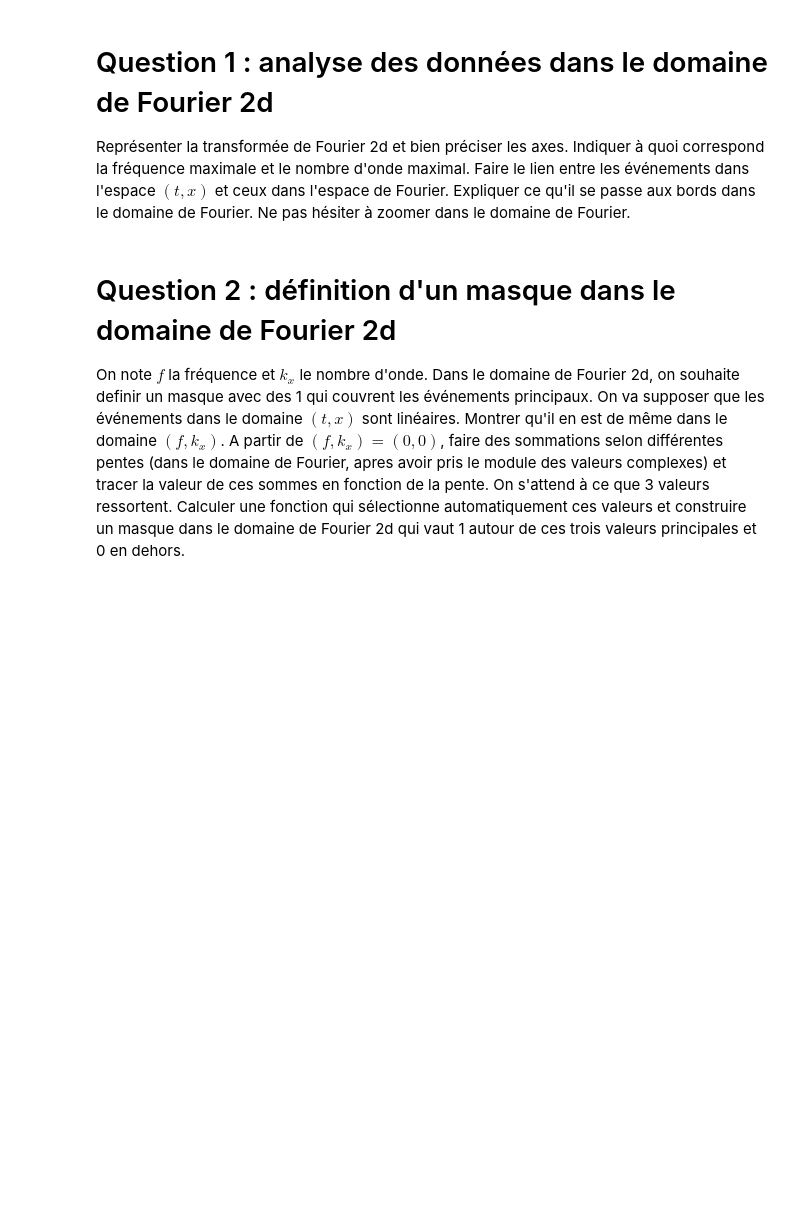
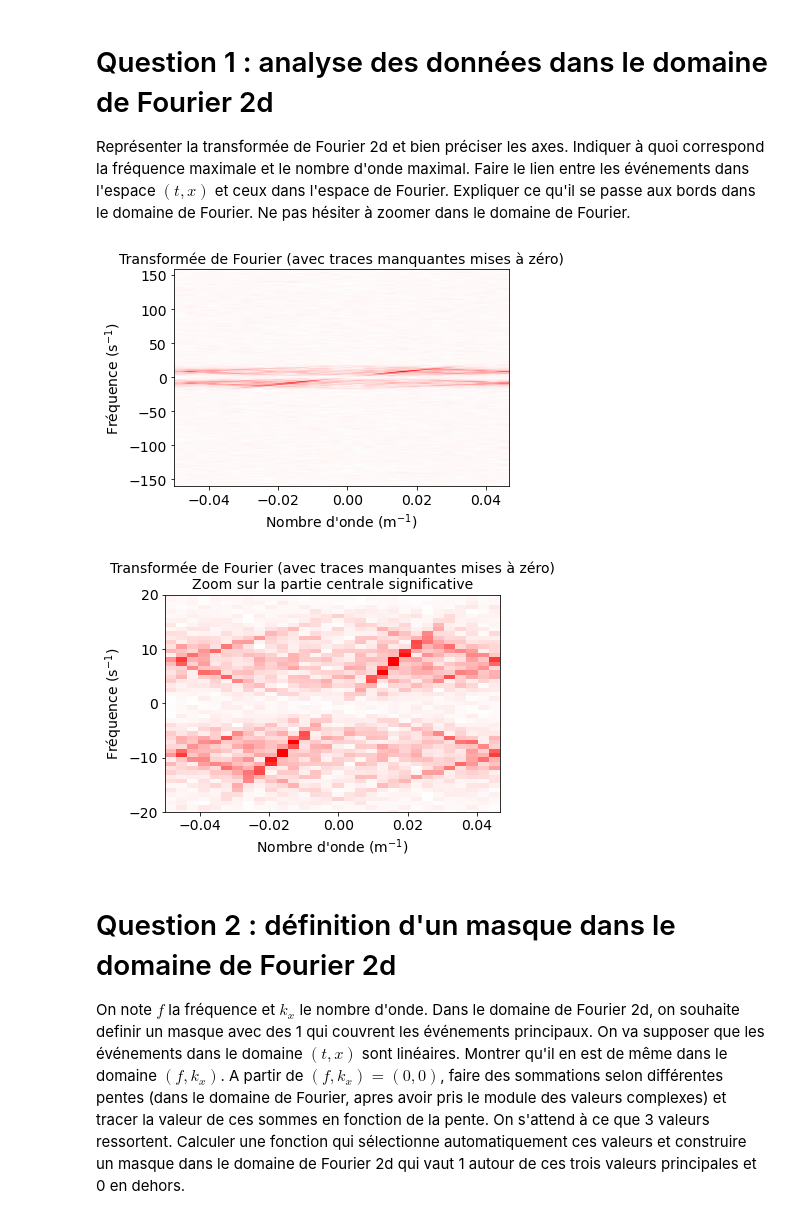
Before and after one commit to LouisJustinTALLOT/projet-traitement_du_signal-bellon-tallot, a Jupyter notebook: projet_signal_Judith.ipynb, the cells around one changed output. Drawn from its saved outputs; the diff is of its cells as text; code cells hidden in the pictures; blank space fills up the shorter version.

```diff
--- a/projet_signal_Judith.ipynb
+++ b/projet_signal_Judith.ipynb
@@ -70,20 +73,34 @@ plt.set_cmap('bwr')
 Représenter la transformée de Fourier 2d et bien préciser les axes. Indiquer à quoi correspond la fréquence maximale et le nombre d'onde maximal. Faire le lien entre les événements dans l'espace $(t,x)$ et ceux dans l'espace de Fourier. Expliquer ce qu'il se passe aux bords dans le domaine de Fourier. Ne pas hésiter à zoomer dans le domaine de Fourier.
 # %%
 tf = np.fft.fftshift(np.fft.fft2(gpanel))
-af1 = np.fft.fftfreq(len(gpanel[0]), d=dx)
-af2 = np.fft.fftfreq(len(gpanel), d=dt)
+af1 = np.fft.fftshift(np.fft.fftfreq(len(gpanel[0]), d=dx))
+af2 = np.fft.fftshift(np.fft.fftfreq(len(gpanel), d=dt))
+# print(len(gpanel[0]), len(gpanel), dx, dt)
 
 vmax = np.max(np.abs(tf))
 fig = plt.figure()
 av = plt.subplot(111)
-plt.imshow(np.abs(tf), extent=[af1[-1],-af1[-1],-af2[-1],af2[-1]], aspect='auto')
-plt.title('Transformée de Fourier (avec traces manquantes mises à zero)', fontsize=labelsize)
+plt.imshow(np.abs(tf), extent=[af1[0],af1[-1],af2[0],af2[-1]], aspect='auto')
+plt.title('Transformée de Fourier (avec traces manquantes mises à zéro)', fontsize=labelsize)
 av.set_ylabel("Fréquence (s$^{-1}$)", fontsize=labelsize)
 av.set_xlabel("Nombre d'onde (m$^{-1}$)", fontsize=labelsize)
 av.tick_params(axis='both', which='major', labelsize=labelsize)
 plt.clim(-vmax, vmax)
-#plt.ylim(-0.15, 0.15)
 plt.set_cmap('bwr')
+
+fig = plt.figure()
+av = plt.subplot(111)
+plt.imshow(np.abs(tf), extent=[af1[0],af1[-1],af2[0],af2[-1]], aspect='auto')
+plt.title('Transformée de Fourier (avec traces manquantes mises à zéro)\nZoom sur la partie centrale significative', fontsize=labelsize)
+av.set_ylabel("Fréquence (s$^{-1}$)", fontsize=labelsize)
+av.set_xlabel("Nombre d'onde (m$^{-1}$)", fontsize=labelsize)
+av.tick_params(axis='both', which='major', labelsize=labelsize)
+plt.clim(-vmax, vmax)
+plt.ylim(-20, 20)
+plt.set_cmap('bwr')
+# %% [output]
+[figure, added]
+[figure, added]
 # %% [markdown]
 # Question 2 : définition d'un masque dans le domaine de Fourier 2d
 On note $f$ la fréquence et $k_x$ le nombre d'onde. Dans le domaine de Fourier 2d, on souhaite definir un masque avec des 1 qui couvrent les événements principaux. On va supposer que les événements dans le domaine $(t,x)$ sont linéaires. Montrer qu'il en est de même dans le domaine $(f,k_x)$. A partir de $(f,k_x)=(0,0)$, faire des sommations selon différentes pentes (dans le domaine de Fourier, apres avoir pris le module des valeurs complexes) et tracer la valeur de ces sommes en fonction de la pente. On s'attend à ce que 3 valeurs ressortent. Calculer une fonction qui sélectionne automatiquement ces valeurs et construire un masque dans le domaine de Fourier 2d qui vaut 1 autour de ces trois valeurs principales et 0 en dehors.
```
Also changed, not shown: parts of 9 cells of this notebook.
